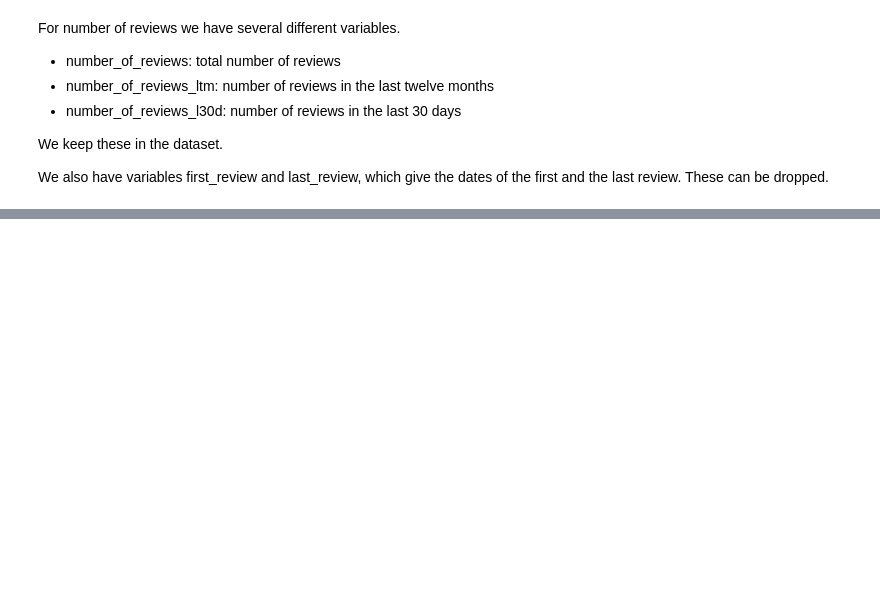
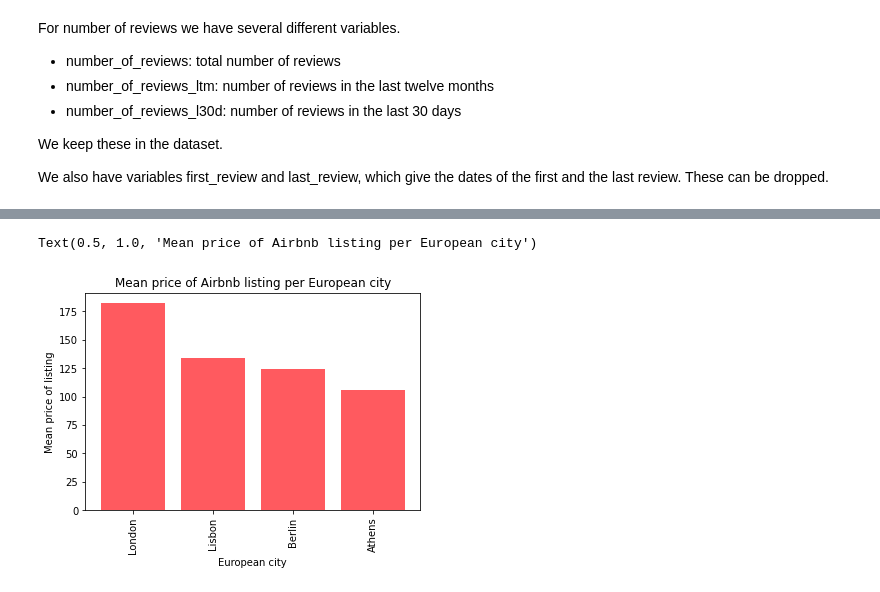
Before and after one commit to verasophiawentzel/JBP041, a Jupyter notebook: NewDatasetDesription.ipynb, the cells around one changed output, grey strips where cells are left out. Drawn from its saved outputs; the diff is of its cells as text; code cells hidden in the pictures; blank space fills up the shorter version.

```diff
--- a/NewDatasetDesription.ipynb
+++ b/NewDatasetDesription.ipynb
@@ -134,0 +305,11 @@ memory usage: 37.7+ MB
+# %%
+mean_price = merged.groupby('City')['price'].mean().sort_values(ascending=False)
+plt.bar(mean_price.index,mean_price,color='#FF5A5F')
+plt.xticks(rotation=90)
+plt.grid(False)
+plt.xlabel('European city')
+plt.ylabel('Mean price of listing')
+plt.title('Mean price of Airbnb listing per European city')
+# %% [output]
+Text(0.5, 1.0, 'Mean price of Airbnb listing per European city')
+[figure, added]
```
Also changed, not shown: parts of 20 cells of this notebook.
